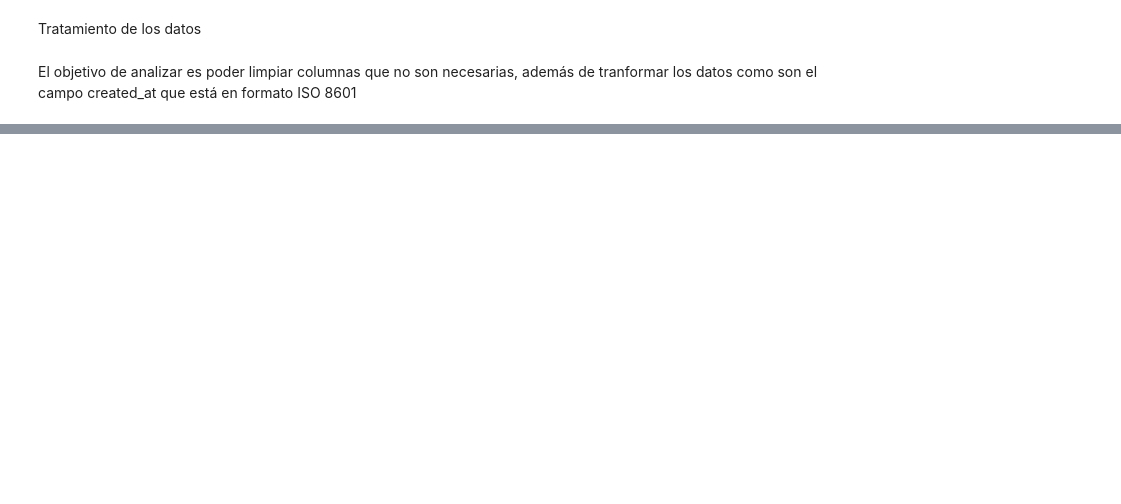
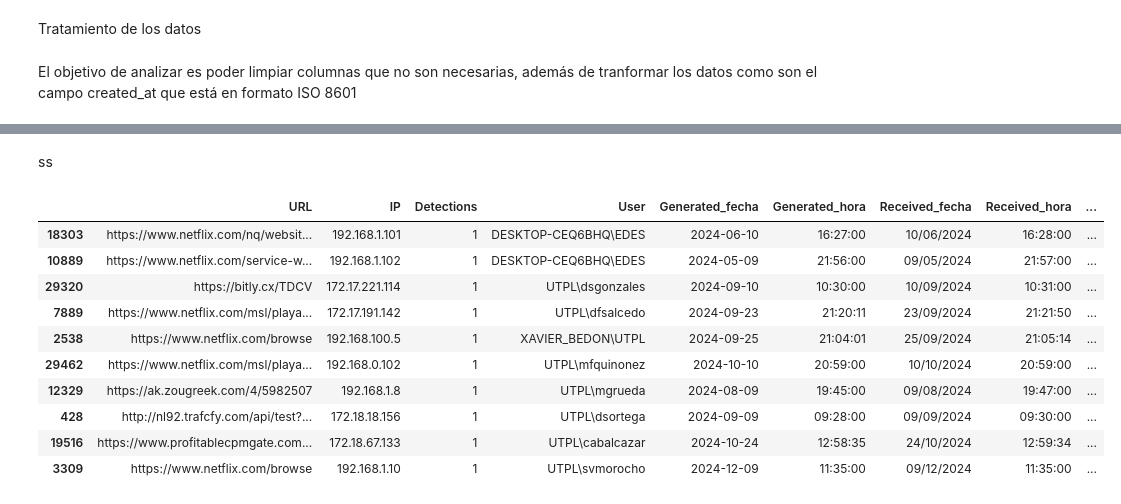
Before and after one commit to mpjuarez/introduccion-IA, a Jupyter notebook: TT_IA.ipynb, the cells around one changed output, grey strips where cells are left out. Cells and saved outputs as stored; diff of their text form; code cells hidden in the pictures; blank space fills up the shorter version.

```diff
--- a/TT_IA.ipynb
+++ b/TT_IA.ipynb
@@ -315,0 +337,33 @@ Todas las fechas se han corregido con éxito.
+# %% [markdown]
+ss
+# %%
+# Configurar el idioma a español
+import locale
+# Convertir la columna "Generated_fecha" al tipo datetime
+Web_security1_colum["Generated_fecha"] = pd.to_datetime(Web_security1_colum["Generated_fecha"], format='%d/%m/%Y')
+
+# Mapeo manual para traducir días de la semana
+dias_traduccion = {
+    "Monday": "Lunes", "Tuesday": "Martes", "Wednesday": "Miércoles",
+    "Thursday": "Jueves", "Friday": "Viernes", "Saturday": "Sábado", "Sunday": "Domingo"
+}
+
+# Obtener el día de la semana en inglés y mapearlo al español
+Web_security1_colum["Generated_dia"] = Web_security1_colum["Generated_fecha"].dt.day_name().map(dias_traduccion)
+
+# Mostrar el DataFrame actualizado
+#print("Dataset con la columna Generated_dia en español:")
+#print(Web_security1_colum)
+Web_security1_colum.sample(10)
+# %% [output]
+|  | URL | IP | Detections | User | Generated_fecha | Generated_hora | Received_fecha | Received_hora | ... |
+| 18303 | https://www.netflix.com/nq/websit... | 192.168.1.101 | 1 | DESKTOP-CEQ6BHQ\EDES | 2024-06-10 | 16:27:00 | 10/06/2024 | 16:28:00 | ... |
+| 10889 | https://www.netflix.com/service-w... | 192.168.1.102 | 1 | DESKTOP-CEQ6BHQ\EDES | 2024-05-09 | 21:56:00 | 09/05/2024 | 21:57:00 | ... |
+| 29320 | https://bitly.cx/TDCV | 172.17.221.114 | 1 | UTPL\dsgonzales | 2024-09-10 | 10:30:00 | 10/09/2024 | 10:31:00 | ... |
+| 7889 | https://www.netflix.com/msl/playa... | 172.17.191.142 | 1 | UTPL\dfsalcedo | 2024-09-23 | 21:20:11 | 23/09/2024 | 21:21:50 | ... |
+| 2538 | https://www.netflix.com/browse | 192.168.100.5 | 1 | XAVIER_BEDON\UTPL | 2024-09-25 | 21:04:01 | 25/09/2024 | 21:05:14 | ... |
+| 29462 | https://www.netflix.com/msl/playa... | 192.168.0.102 | 1 | UTPL\mfquinonez | 2024-10-10 | 20:59:00 | 10/10/2024 | 20:59:00 | ... |
+| 12329 | https://ak.zougreek.com/4/5982507 | 192.168.1.8 | 1 | UTPL\mgrueda | 2024-08-09 | 19:45:00 | 09/08/2024 | 19:47:00 | ... |
+| 428 | http://nl92.trafcfy.com/api/test?... | 172.18.18.156 | 1 | UTPL\dsortega | 2024-09-09 | 09:28:00 | 09/09/2024 | 09:30:00 | ... |
+| 19516 | https://www.profitablecpmgate.com... | 172.18.67.133 | 1 | UTPL\cabalcazar | 2024-10-24 | 12:58:35 | 24/10/2024 | 12:59:34 | ... |
+| 3309 | https://www.netflix.com/browse | 192.168.1.10 | 1 | UTPL\svmorocho | 2024-12-09 | 11:35:00 | 09/12/2024 | 11:35:00 | ... |
```
Also changed, not shown: parts of 8 cells of this notebook.
